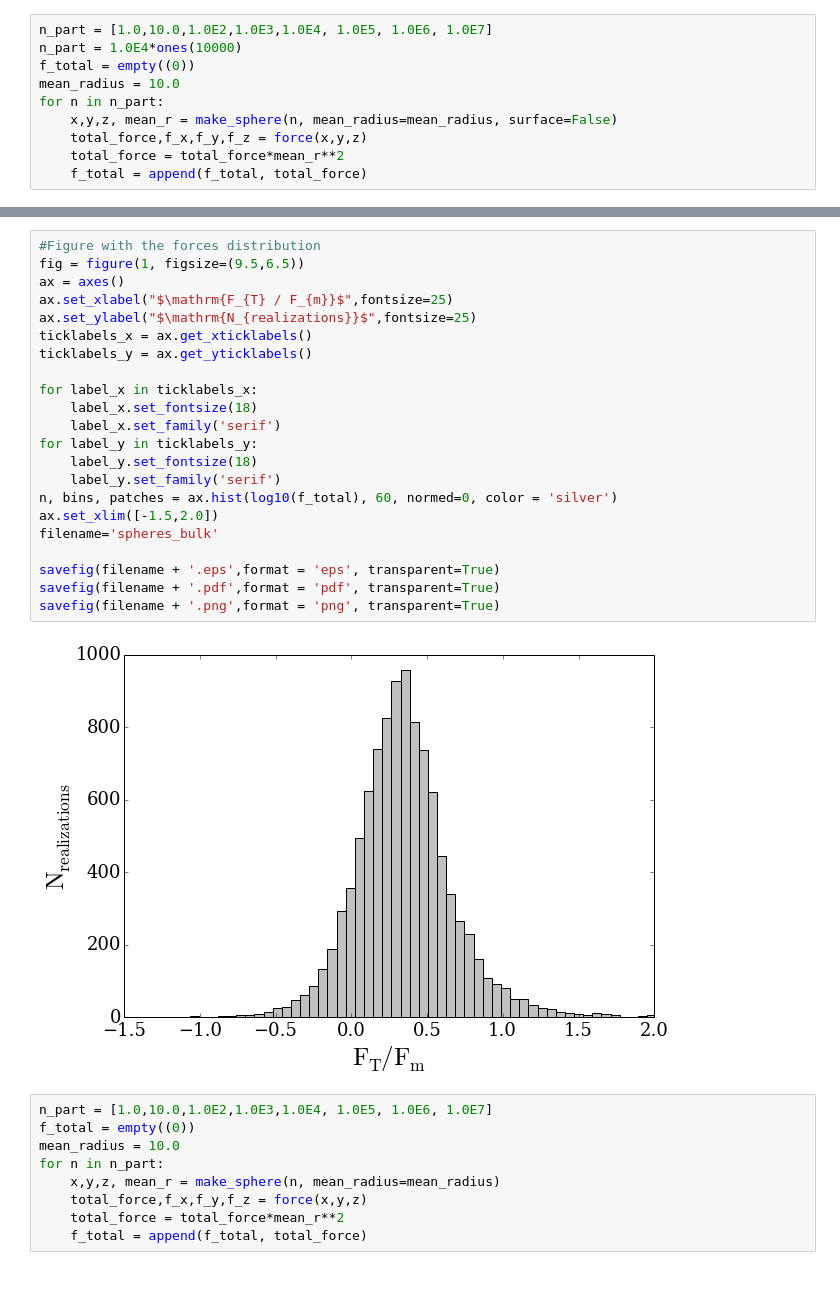
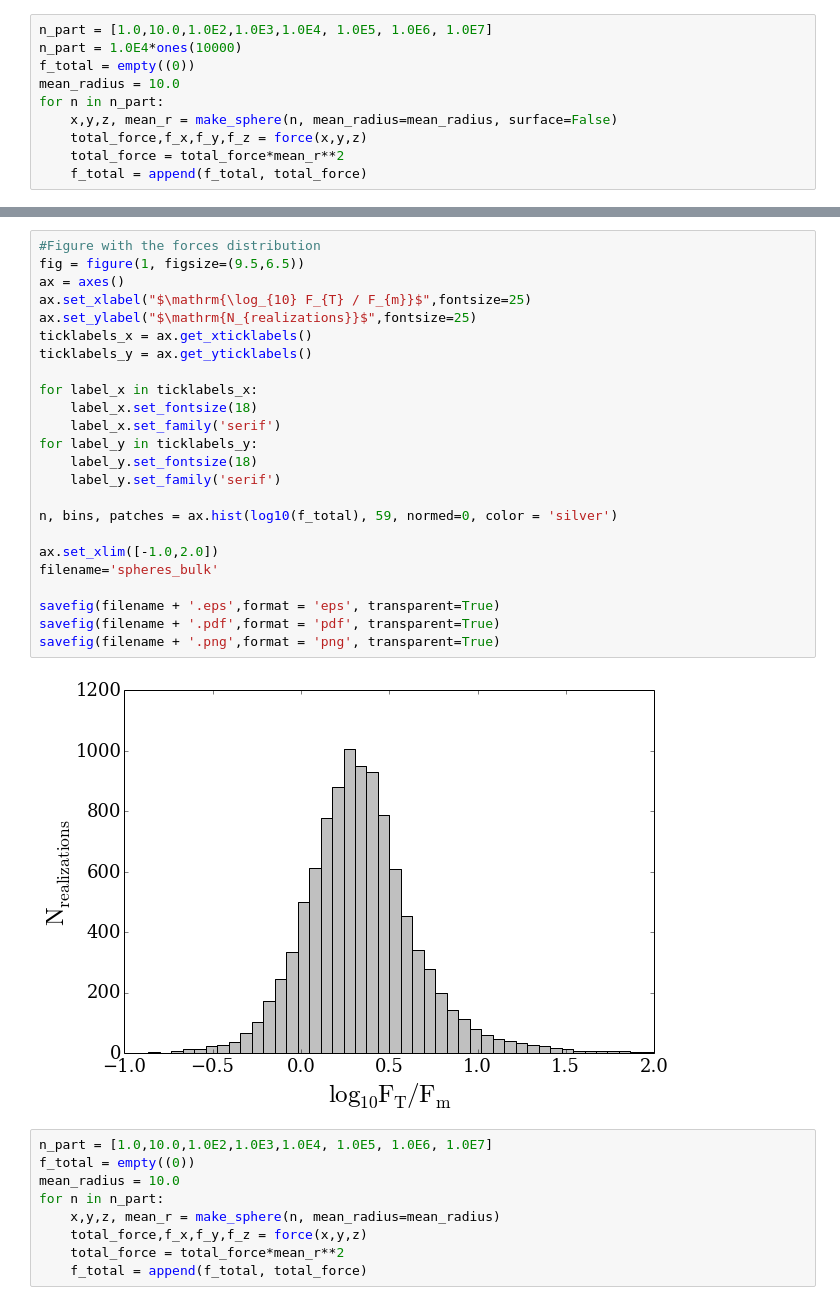
Before and after one commit to forero/spheres, a Jupyter notebook: code/spheres.ipynb, the cells around one changed output, grey strips where cells are left out. Cells and saved outputs as stored; diff of their text form.

```diff
--- a/code/spheres.ipynb
+++ b/code/spheres.ipynb
@@ -59,27 +59,29 @@ print median(f_total)
 # %%
 #Figure with the forces distribution
 fig = figure(1, figsize=(9.5,6.5))
 ax = axes()
-ax.set_xlabel("$\mathrm{F_{T} / F_{m}}$",fontsize=25)
+ax.set_xlabel("$\mathrm{\log_{10} F_{T} / F_{m}}$",fontsize=25)
 ax.set_ylabel("$\mathrm{N_{realizations}}$",fontsize=25)
 ticklabels_x = ax.get_xticklabels()
 ticklabels_y = ax.get_yticklabels()
 
 for label_x in ticklabels_x:
     label_x.set_fontsize(18)
     label_x.set_family('serif')
 for label_y in ticklabels_y:
     label_y.set_fontsize(18)
     label_y.set_family('serif')
-n, bins, patches = ax.hist(log10(f_total), 60, normed=0, color = 'silver')
-ax.set_xlim([-1.5,2.0])
+
+n, bins, patches = ax.hist(log10(f_total), 59, normed=0, color = 'silver')
+
+ax.set_xlim([-1.0,2.0])
 filename='spheres_bulk'
 
 savefig(filename + '.eps',format = 'eps', transparent=True)
 savefig(filename + '.pdf',format = 'pdf', transparent=True)
 savefig(filename + '.png',format = 'png', transparent=True)
 # %% [output]
-[figure, old version]
+[figure, new version]
 # %%
 n_part = [1.0,10.0,1.0E2,1.0E3,1.0E4, 1.0E5, 1.0E6, 1.0E7]
 f_total = empty((0))
```
Also changed, not shown: parts of 8 cells of this notebook.
